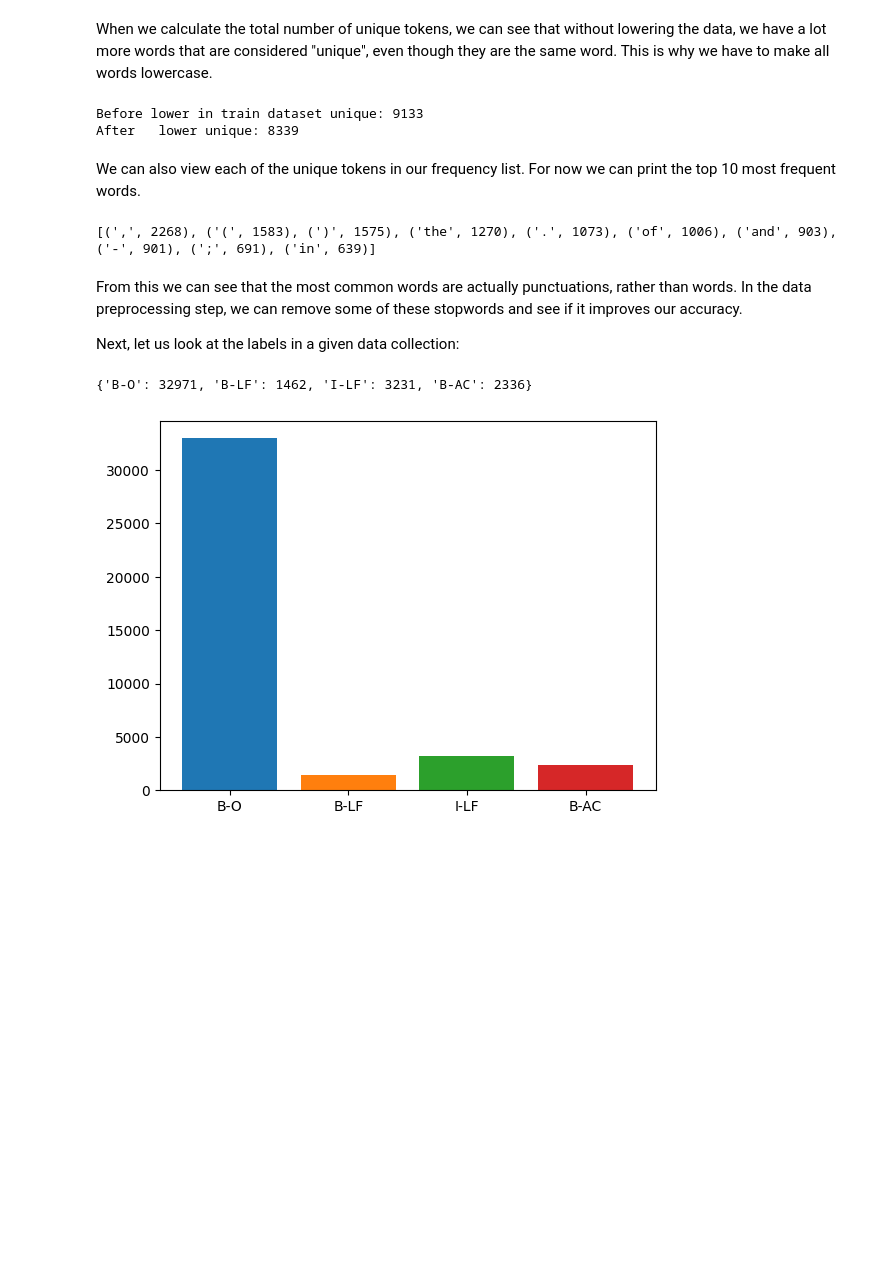
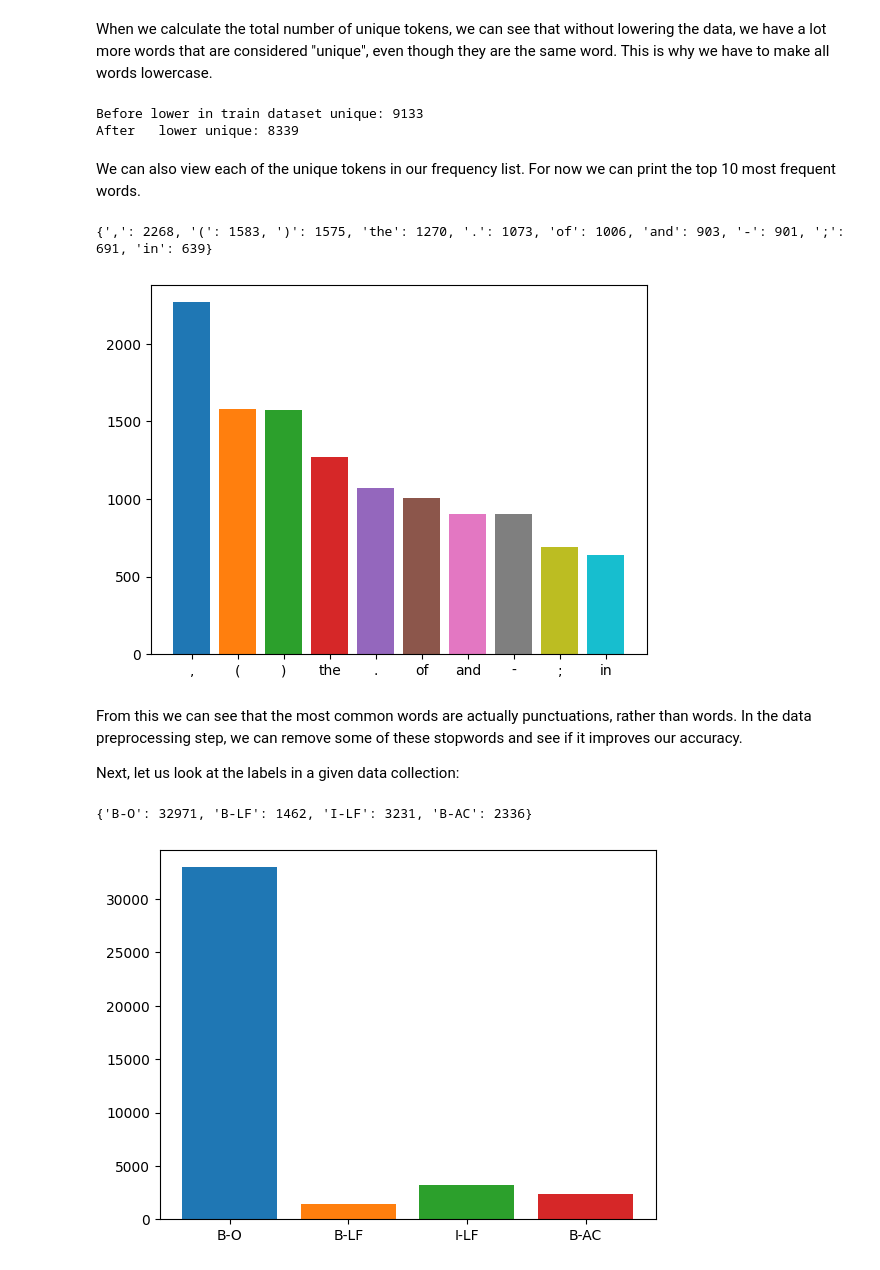
Before and after one commit to OliverKrieger/COM3029---NLP, a Jupyter notebook: cw/report/report_notebook.ipynb, the cells around one changed output. Drawn from its saved outputs; the diff is of its cells as text; code cells hidden in the pictures; blank space fills up the shorter version.

Commit message:
add more data visualisation

```diff
--- a/cw/report/report_notebook.ipynb
+++ b/cw/report/report_notebook.ipynb
@@ -96,7 +96,7 @@ Now that we have our datasets, we will want to manipulate them easier. In order
 # The Data Item is a row item
 # holds an optional row index (0 if none given) and a list of tokens
 # as well as pos and ner tags
-class DataItem:
+class DataRow:
     def __init__(self, tokens, pos, ner, row_idx=0):
         self.idx:int = row_idx
         self.tokens:list[str] = tokens
@@ -107,9 +107,9 @@ class DataItem:
 # as well as unique IDs and label (NER) embeddings
 
 class DataCollection:
-    def __init__(self, list_collection:list[DataItem], max_token_length=512):
+    def __init__(self, list_collection:list[DataRow], max_token_length=512):
         self.max_token_length:int = max_token_length # max token length (if we tokenize inputs)
-        self.collection:list[DataItem] = list_collection # list of rows in the collection
+        self.collection:list[DataRow] = list_collection # list of rows in the collection
 
     # get a list of token rows
     def get_token_list(self) -> list[list[str]]:
@@ -124,7 +124,7 @@ class DataCollection:
         return [data_item.ner for data_item in self.collection]
 
     # turn the ner str list to integer list (embeddings for tokenisation)
-    def get_ner_embeddings_list(self, collection:list[DataItem], embeddings:dict) -> list[list[int]]:
+    def get_ner_embeddings_list(self, collection:list[DataRow], embeddings:dict) -> list[list[int]]:
         ner_idx_list_collection:list[list[int]] = []
         for data_item in collection:
             ner_idx_list = []
@@ -162,9 +162,9 @@ Now that we have the functionality to make data collections, we iterate the list
 # Iterate over each list of tokens, part of speech tags and named entity recognition tags
 # and add them to the data collection objects
 def data_to_collection(token_list:list[list[str]], pos_list:list[list[str]], ner_list:list[list[str]]) -> DataCollection:
-    data_items:list[DataItem] = []
+    data_items:list[DataRow] = []
     for idx in range(len(token_list)):
-        data_items.append(DataItem(token_list[idx], pos_list[idx], ner_list[idx], idx))
+        data_items.append(DataRow(token_list[idx], pos_list[idx], ner_list[idx], idx))
     return DataCollection(data_items)
 
 train_collection = data_to_collection(train_tokens_lower, train_pos_tags, train_ner_tags)
@@ -225,10 +225,15 @@ After   lower unique: 8339
 We can also view each of the unique tokens in our frequency list. For now we can print the top 10 most frequent words.
 # %%
 train_frequency:dict = get_word_frequency(flatten_list(train_collection.get_token_list()))
-sorted_dict = sorted(train_frequency["unique_token_frequency"].items(), key=lambda t: t[1], reverse=True)
-print(sorted_dict[:10])
+sorted_list = sorted(train_frequency["unique_token_frequency"].items(), key=lambda t: t[1], reverse=True)
+sorted_list = sorted_list[:10]
+sorted_dict = {item_tuple[0]:item_tuple[1] for item_tuple in sorted_list}
+print(sorted_dict)
+plt.bar(sorted_dict.keys(), sorted_dict.values(), color=colors)
+plt.show() # frequency of classes / labels
 # %% [output]
-[(',', 2268), ('(', 1583), (')', 1575), ('the', 1270), ('.', 1073), ('of', 1006), ('and', 903), ('-', 901), (';', 691), ('in', 639)]
+{',': 2268, '(': 1583, ')': 1575, 'the': 1270, '.': 1073, 'of': 1006, 'and': 903, '-': 901, ';': 691, 'in': 639}
+[figure, added]
 # %% [markdown]
 From this we can see that the most common words are actually punctuations, rather than words. In the data preprocessing step, we can remove some of these stopwords and see if it improves our accuracy.
 
```
Also changed, not shown: parts of 19 cells of this notebook, 4 other files.
